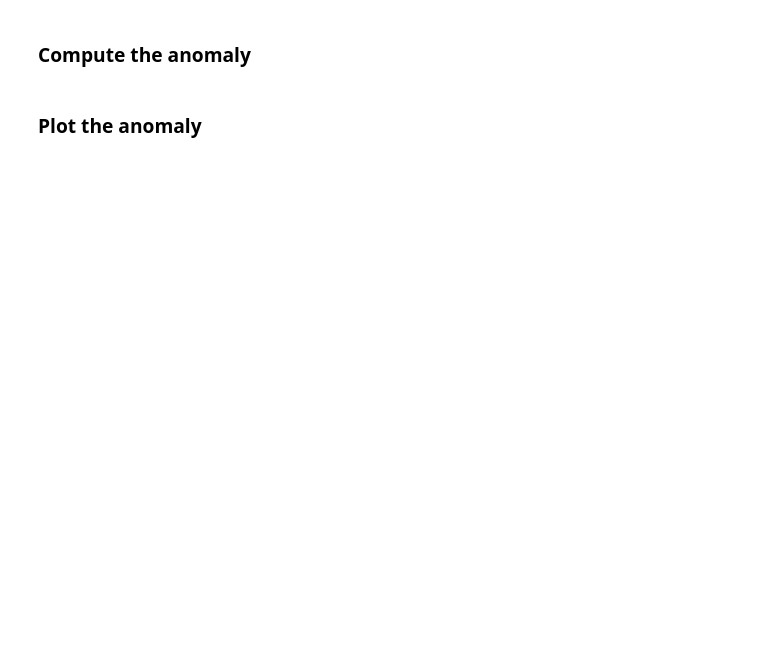
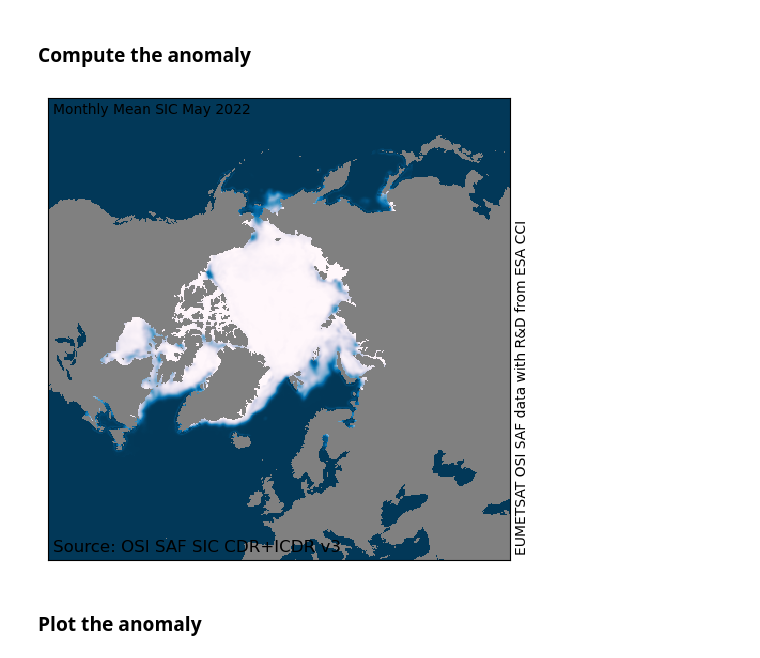
Before and after one commit to TomLav/snippets, a Jupyter notebook: Monthly Sea Ice Concentration Anomalies.ipynb, the cells around one changed output. Cells and saved outputs as stored; diff of their text form; code cells hidden in the pictures; blank space fills up the shorter version.

```diff
--- a/Monthly Sea Ice Concentration Anomalies.ipynb
+++ b/Monthly Sea Ice Concentration Anomalies.ipynb
@@ -113,3 +112,21 @@ climo_mean = climo_ds.mean(dim="time", keep_attrs=True)
 # read monthly mean field
 month_ds = xr.open_dataset(fn, engine='netcdf4')
 month_ds = reconstruct_sic(month_ds)
+# %%
+from matplotlib import pylab as plt
+from cmocean import cm
+
+cmap = copy(plt.colormaps['PuBu_r'])
+cmap.set_bad('grey')
+
+fig, ax = plt.subplots(figsize=(10,6))
+ax.imshow(month_ds['ice_conc'][0].to_masked_array(),
+          interpolation='none', vmin=0, vmax=100, cmap=cmap)
+ax.set_xticks([])
+ax.set_yticks([])
+ax.text(0.01,0.99,'Monthly Mean SIC {:%B %Y}'.format(dt,), va='top', transform=ax.transAxes)
+ax.text(1.01,0.01,'EUMETSAT OSI SAF data with R&D from ESA CCI', rotation=90, ha='left', va='bottom', transform=ax.transAxes)
+ax.text(0.01,0.01,'Source: OSI SAF SIC CDR+ICDR v3', fontsize=12, va='bottom', transform=ax.transAxes)
+plt.show()
+# %% [output]
+[figure, added]
```
Also changed, not shown: parts of 10 cells of this notebook.
